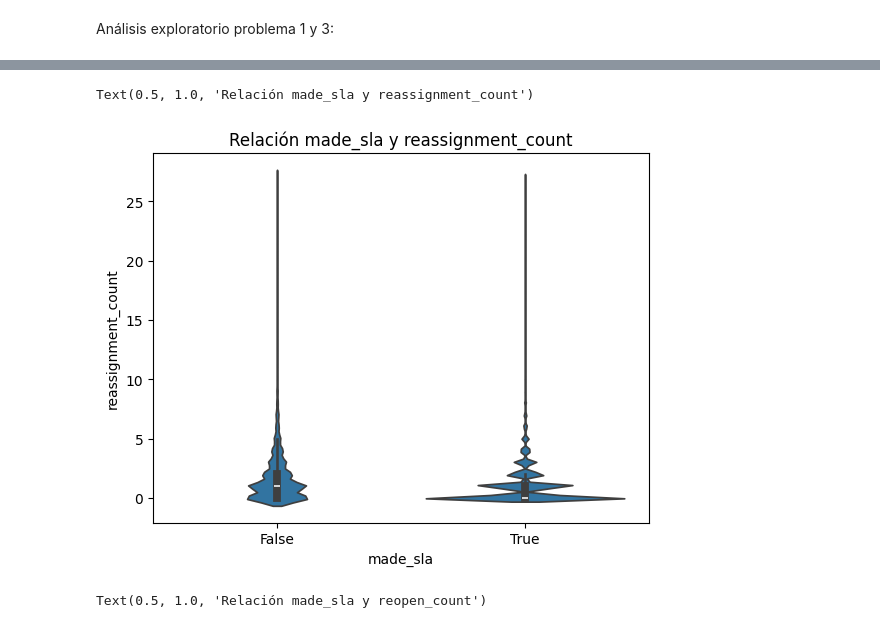
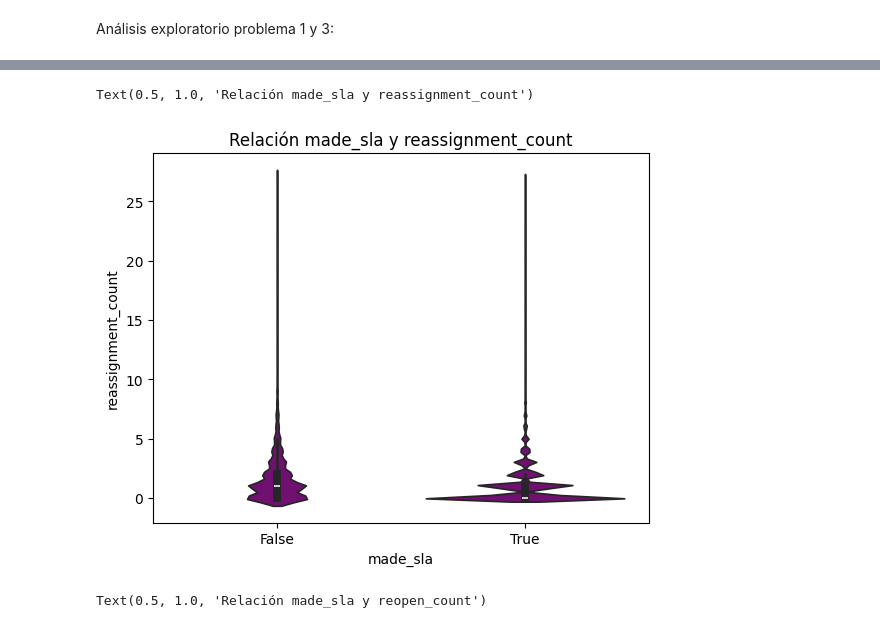
Before and after one commit to sofiapaezpascua-ops/Proyecto-1, a Jupyter notebook: Tarea2-Exploracion_Datos /exploracón de datos.ipynb, the cells around one changed output, grey strips where cells are left out. Saved outputs shown, nothing was run; the diff lists cells and outputs as text; code cells hidden in the pictures.

```diff
--- a/Tarea2-Exploracion_Datos /exploracón de datos.ipynb
+++ b/Tarea2-Exploracion_Datos /exploracón de datos.ipynb
@@ -77,11 +122,11 @@ plt.show()
 # %%
 #Gráfica categoricas vs. continuas
 
-sns.violinplot(data=df, x=df["made_sla"], y=df["reassignment_count"])
+sns.violinplot(data=df, x=df["made_sla"], y=df["reassignment_count"], color= "purple")
 plt.title("Relación made_sla y reassignment_count")
 # %% [output]
 Text(0.5, 1.0, 'Relación made_sla y reassignment_count')
-[figure, old version]
+[figure, new version]
 # %%
 sns.violinplot(data=df, x=df["made_sla"], y=df["reopen_count"])
 plt.title("Relación made_sla y reopen_count")
```
Also changed, not shown: parts of 11 cells of this notebook, 1 other file.
